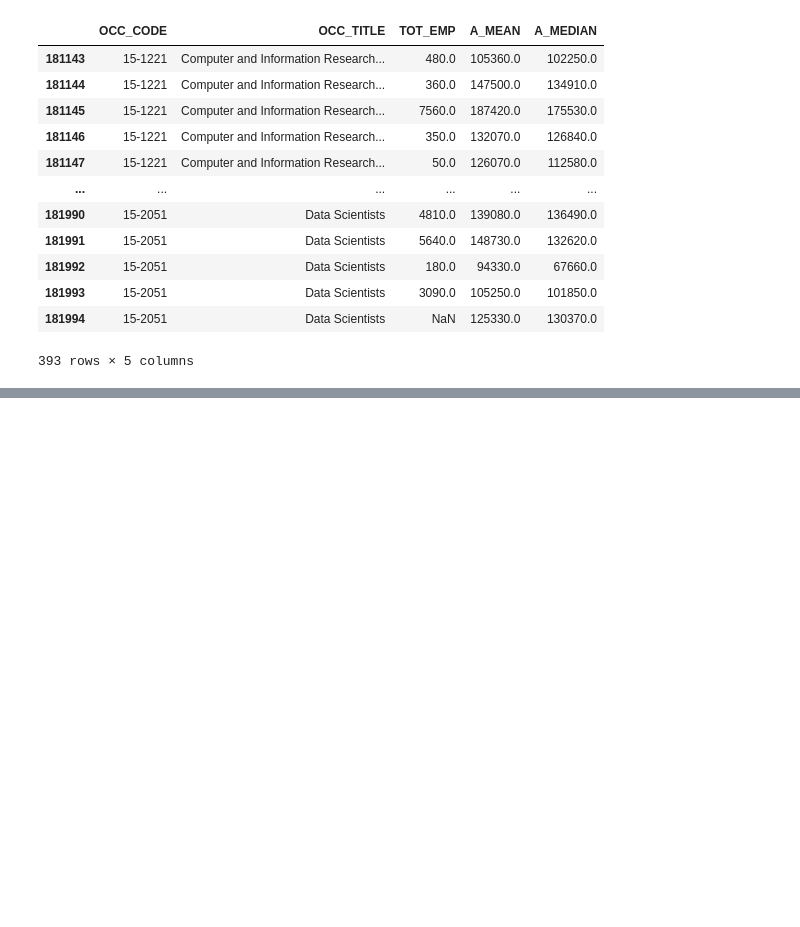
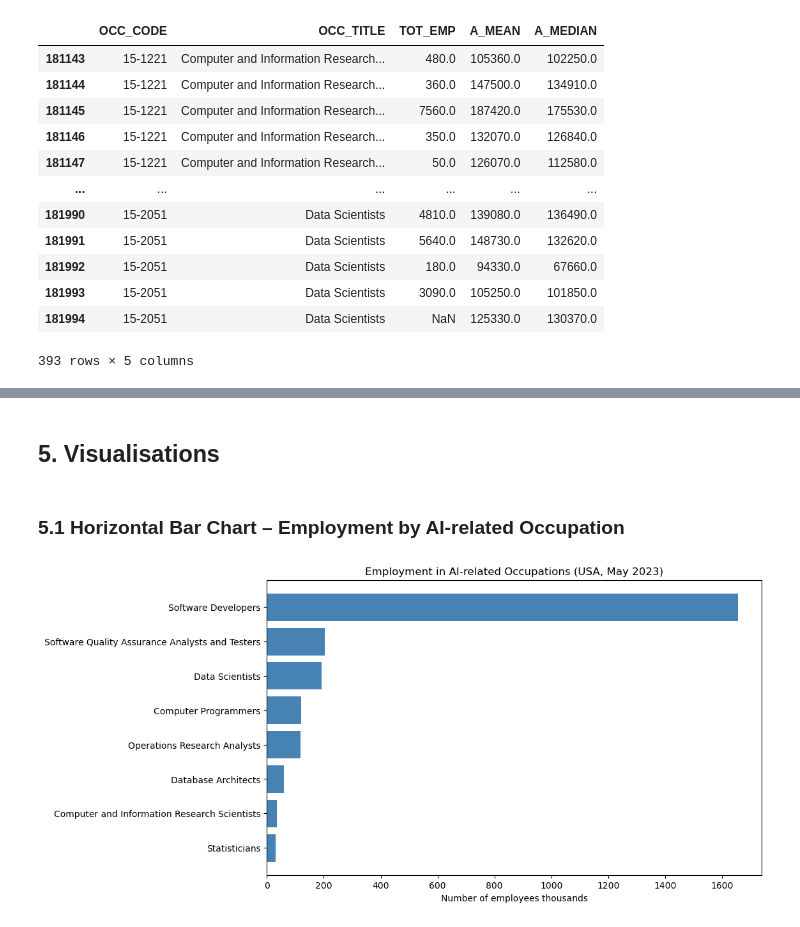
Before and after one commit to 2023357/data-vis-ca1, a Jupyter notebook: CA1_Data_Visualisation.ipynb, the cells around one changed output, grey strips where cells are left out. Cells and saved outputs as stored; diff of their text form; code cells hidden in the pictures; blank space fills up the shorter version.

Commit message:
Add bar chart of employment by AI occupation

```diff
--- a/CA1_Data_Visualisation.ipynb
+++ b/CA1_Data_Visualisation.ipynb
@@ -234,0 +253,17 @@ ai_states[['OCC_CODE', 'OCC_TITLE', 'TOT_EMP', 'A_MEAN', 'A_MEDIAN']]
+# %% [markdown]
+## 5. Visualisations
+# %% [markdown]
+### 5.1 Horizontal Bar Chart – Employment by AI-related Occupation
+# %%
+# Sort occupations by employment so the largest appears at the top
+emp_sorted = ai_national.sort_values('TOT_EMP')
+
+# Horizontal bar chart of employment by occupation
+plt.figure(figsize=(10, 6))
+plt.barh(emp_sorted['OCC_TITLE'], emp_sorted['TOT_EMP']/1000, color="steelblue")
+plt.title("Employment in AI-related Occupations (USA, May 2023)")
+plt.xlabel("Number of employees thousands")
+
+plt.show()
+# %% [output]
+[figure, added]
```
Also changed, not shown: parts of 2 cells of this notebook.
